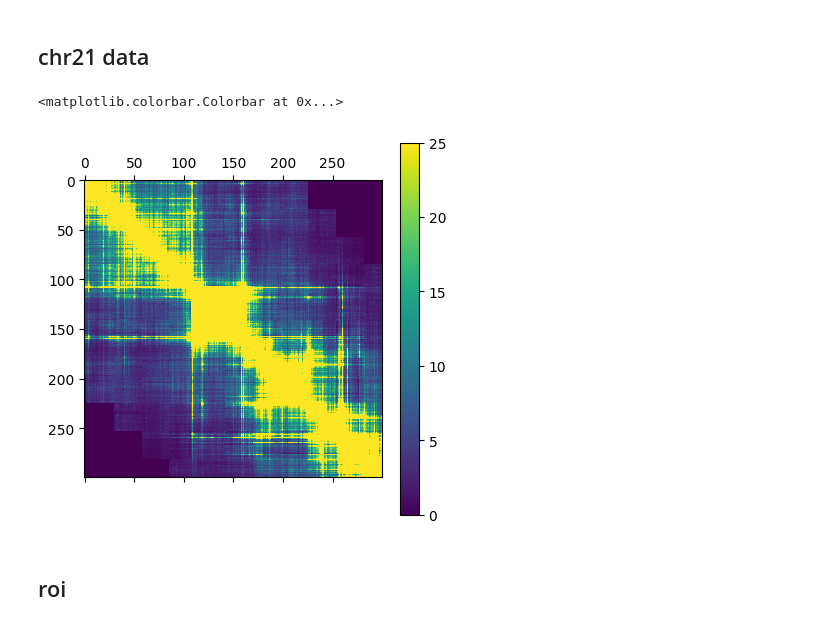
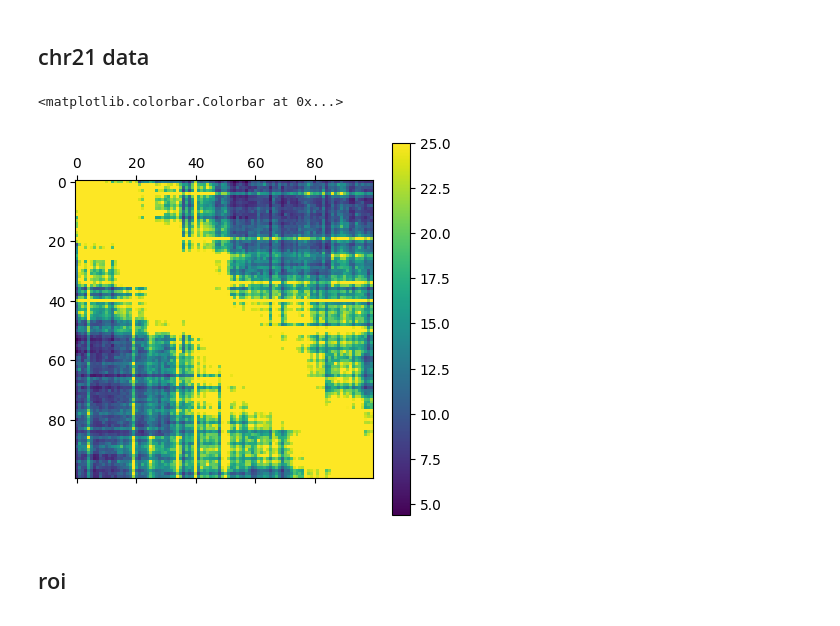
Before and after one commit to amulyagarimella/fast-sequencing-AI-imputation, a Jupyter notebook: notebooks/run_hicnn2.ipynb, the cells around one changed output. Drawn from its saved outputs; the diff is of its cells as text; code cells hidden in the pictures.

```diff
--- a/notebooks/run_hicnn2.ipynb
+++ b/notebooks/run_hicnn2.ipynb
@@ -63,13 +63,13 @@ for i in range(0, np.shape(orig_matrix_submat)[0]):
 prediction_full = np.load("/Users/amulyagarimella/Documents/2241finalproject/outputs/imputed/HiCNN2/full/2025-05-05_20-05-06/21_predicted_hic.npy")
 # %%
 start = 3000
-size = 300
+size = 100
 end = start + size
 plt.matshow(prediction_full[start:end, start:end], vmax=25)
 plt.colorbar()
 # %% [output]
 <matplotlib.colorbar.Colorbar at 0x...>
-[figure, old version]
+[figure, new version]
 # %% [markdown]
 ## roi
 # %% [markdown]
```
Also changed, not shown: parts of 5 cells of this notebook, 7 other files.
